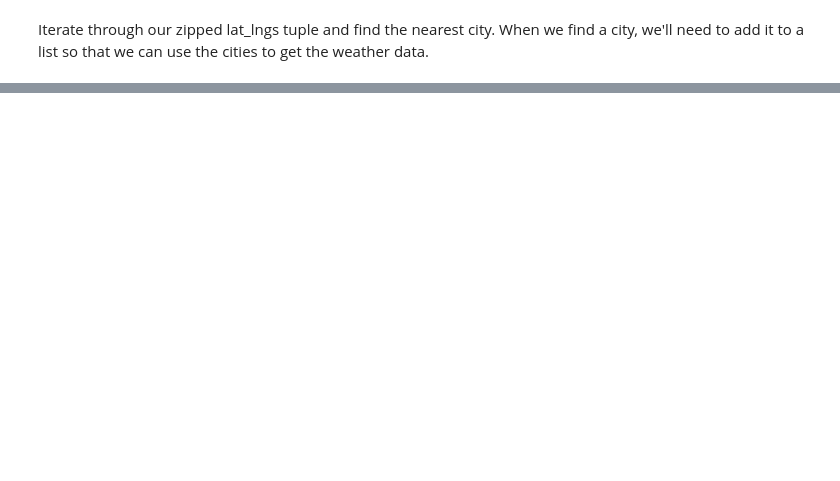
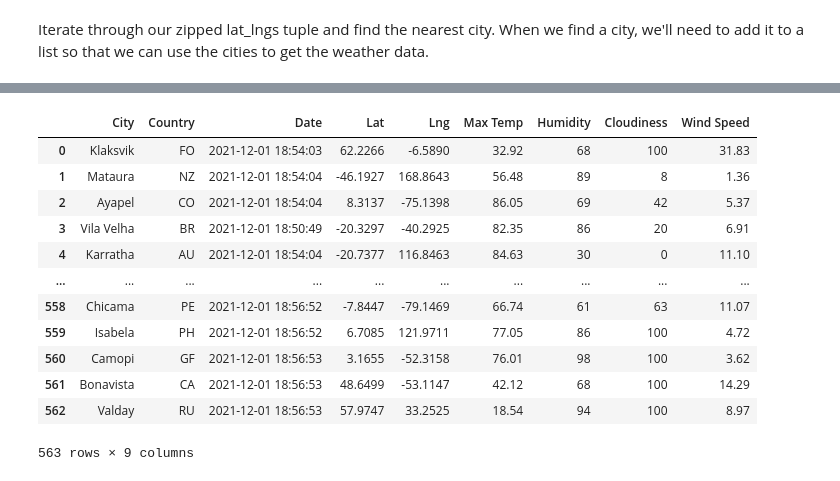
Before and after one commit to danielbrock4/APIs_PlanMyTrip_WeatherDataVisualiztion, a Jupyter notebook: WeatherPy.ipynb, the cells around one changed output, grey strips where cells are left out. Cells and saved outputs as stored; diff of their text form; code cells hidden in the pictures; blank space fills up the shorter version.

Commit message:
created weather api dataframe

```diff
--- a/WeatherPy.ipynb
+++ b/WeatherPy.ipynb
@@ -64,0 +132,4 @@ len(cities)
+# %%
+# Starting URL for Weather Map API Call.
+# Structure example = api.openweathermap.org/data/2.5/weather?q={city name},{state code},{country code}&appid={API key}
+url = "http://api.openweathermap.org/data/2.5/weather?units=Imperial&APPID=" + weather_api_key
@@ -65,6 +166,25 @@ len(cities)
 # %%
-# 1)
-# 2)
-# 3)
-# 4)
-# 5)
+# Create the for loop with the enumerate() method and reference the index and the city in the list.
+    # Use the enumerate() method to get the index of the city for logging purposes and the city for creating an endpoint URL as an alternative
+    # way to iterate through the list of cities and retrieve both the index, and the city from the list.
+for i, city in enumerate(cities):
+
+    # Group cities in sets of 50 for logging purposes.
+        #In the conditional statement, we check if the remainder of the index divided by 50 is equal to 0 and if the index is greater than or equal to 50.
+        # If the statement is true, then the set_count and the record_count are incremented by 1.
+    if (i % 50 == 0 and i >= 50):
+        # % is modulo operation in python for example expression "5 mod 2" would evaluate to 1, because 5 divided by 2 has a quotient of 2 and a remainder of 1, while "9 mod 3" would evaluate to 0,
+        set_count += 1
+        record_count = 1
+
+    # Create endpoint URL with each city.
+        # Inside the conditional statement, we create the URL endpoint for each city, as before. However, we are removing the blank spaces in the city name
+        # and concatenating the city name with, city.replace(" ","+"). This will find the corresponding weather data for the city instead of finding the weather data for the first part of the city name.
+            # Compare the URLs for Cabo (Links to an external site.) and Cabo San Lucas
+    city_url = url + "&q=" + city.replace(" ","+")
+
+    # Log the URL, record, and set numbers and the city.
+        # Add a print statement that tells us the record count and set count, and the city that is being processed.
+#     print(f"Processing Record {record_count} of Set {set_count} | {city}")
+    # Add 1 to the record count.
+    record_count += 1
@@ -70,0 +321,4 @@ len(cities)
+# %%
+# Convert the array of dictionaries to a Pandas DataFrame.
+city_data_df = pd.DataFrame(city_data)
+city_data_df.head(10)
@@ -70,0 +359,20 @@ len(cities)
+# %%
+# Reorder the columns as City, Country, Date, Lat, Lng, Max Temp, Humidity, Cloudiness, and Wind Speed, so they are easy to read.
+new_column_order = ['City', 'Country', 'Date', 'Lat','Lng','Max Temp','Humidity','Cloudiness', 'Wind Speed',]
+# %%
+city_data_df = city_data_df[new_column_order]
+city_data_df
+# %% [output]
+|  | City | Country | Date | Lat | Lng | Max Temp | Humidity | Cloudiness | Wind Speed |
+| 0 | Klaksvik | FO | 2021-12-01 18:54:03 | 62.2266 | -6.5890 | 32.92 | 68 | 100 | 31.83 |
+| 1 | Mataura | NZ | 2021-12-01 18:54:04 | -46.1927 | 168.8643 | 56.48 | 89 | 8 | 1.36 |
+| 2 | Ayapel | CO | 2021-12-01 18:54:04 | 8.3137 | -75.1398 | 86.05 | 69 | 42 | 5.37 |
+| 3 | Vila Velha | BR | 2021-12-01 18:50:49 | -20.3297 | -40.2925 | 82.35 | 86 | 20 | 6.91 |
+| 4 | Karratha | AU | 2021-12-01 18:54:04 | -20.7377 | 116.8463 | 84.63 | 30 | 0 | 11.10 |
+| ... | ... | ... | ... | ... | ... | ... | ... | ... | ... |
+| 558 | Chicama | PE | 2021-12-01 18:56:52 | -7.8447 | -79.1469 | 66.74 | 61 | 63 | 11.07 |
+| 559 | Isabela | PH | 2021-12-01 18:56:52 | 6.7085 | 121.9711 | 77.05 | 86 | 100 | 4.72 |
+| 560 | Camopi | GF | 2021-12-01 18:56:53 | 3.1655 | -52.3158 | 76.01 | 98 | 100 | 3.62 |
+| 561 | Bonavista | CA | 2021-12-01 18:56:53 | 48.6499 | -53.1147 | 42.12 | 68 | 100 | 14.29 |
+| 562 | Valday | RU | 2021-12-01 18:56:53 | 57.9747 | 33.2525 | 18.54 | 94 | 100 | 8.97 |
+563 rows × 9 columns
```
Also changed, not shown: parts of 22 cells of this notebook, 6 other files.
